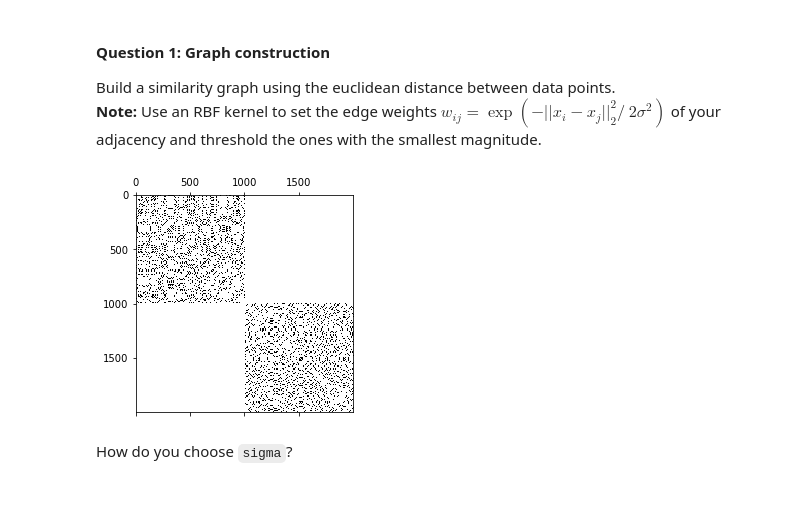
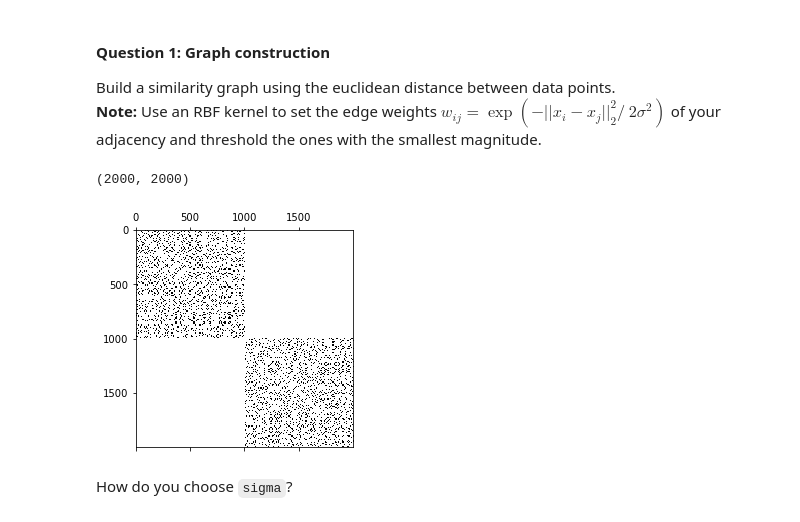
Before and after one commit to Sytta/ntds_2019, a Jupyter notebook: assignments/2_learning_with_graphs.ipynb, the cells around one changed output. Saved outputs shown, nothing was run; the diff lists cells and outputs as text; code cells hidden in the pictures.

```diff
--- a/assignments/2_learning_with_graphs.ipynb
+++ b/assignments/2_learning_with_graphs.ipynb
@@ -71,32 +71,19 @@ def epsilon_similarity_graph(X: np.ndarray, sigma=1, epsilon=0):
         adjacency (n x n ndarray): adjacency matrix of the graph.
     """
     # Your code here
-    pairwise_dists = squareform(pdist(X,'euclidean'))
+    pairwise_dists = squareform(pdist(X,metric='euclidean'))
     adjacency = np.exp(-pairwise_dists**2/(2*sigma**2))
-
-    # Since every time two moons graph regenerated,
-    # the minimum distance of two point in different classes will be changed
-    # so epsilon also need to be changed to maintain a good graph
-    dist = pairwise_dists.copy()
-    ind_0 = np.sort(np.argwhere(Y==0).flatten())
-    ind_1 = np.sort(np.argwhere(Y==1).flatten())
-
-    e_tmp = np.amin(dist[ind_0][:,ind_1])
-    e_tmp = float("{0:.2f}".format(e_tmp))
-    if e_tmp!=epsilon:
-        epsilon = e_tmp
-
-#     print(pairwise_dists.shape)
-    adjacency[pairwise_dists>epsilon] = 0
-    N = X.shape[0]
-    adjacency -= np.identity(N)
+    print(pairwise_dists.shape)
+    adjacency -= np.identity(X.shape[0])
+    adjacency[pairwise_dists >= epsilon] = 0
     return adjacency
 # %%
-adjacency = epsilon_similarity_graph(X, sigma=3.5, epsilon=0.71)
+adjacency = epsilon_similarity_graph(X, sigma=3.0, epsilon=0.65)
 plt.spy(adjacency)
 plt.show()
 # %% [output]
+(2000, 2000)
-[figure, old version]
+[figure, new version]
 # %% [markdown]
 How do you choose `sigma`?
 # %% [markdown]
```
Also changed, not shown: parts of 33 cells of this notebook.
